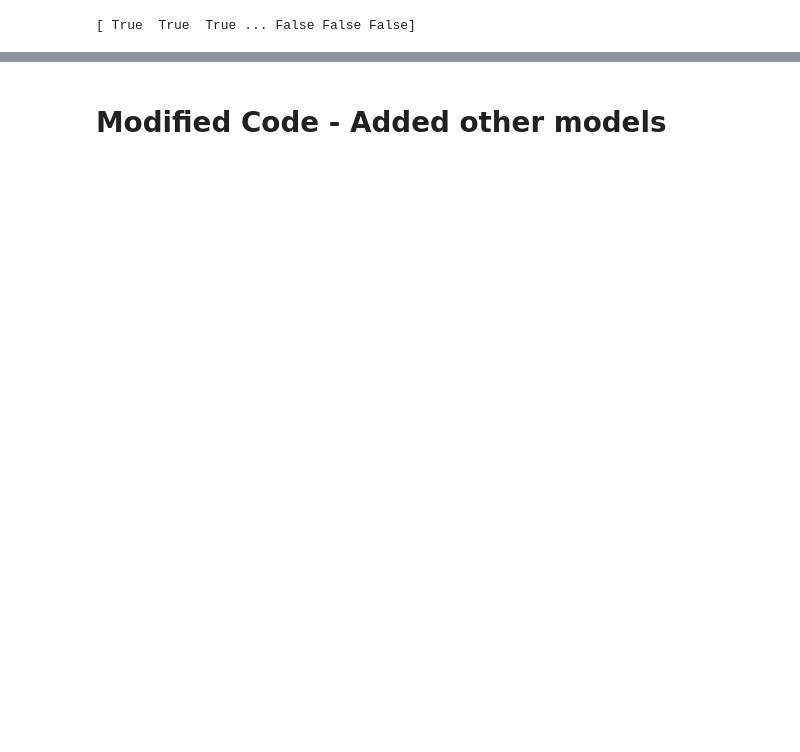
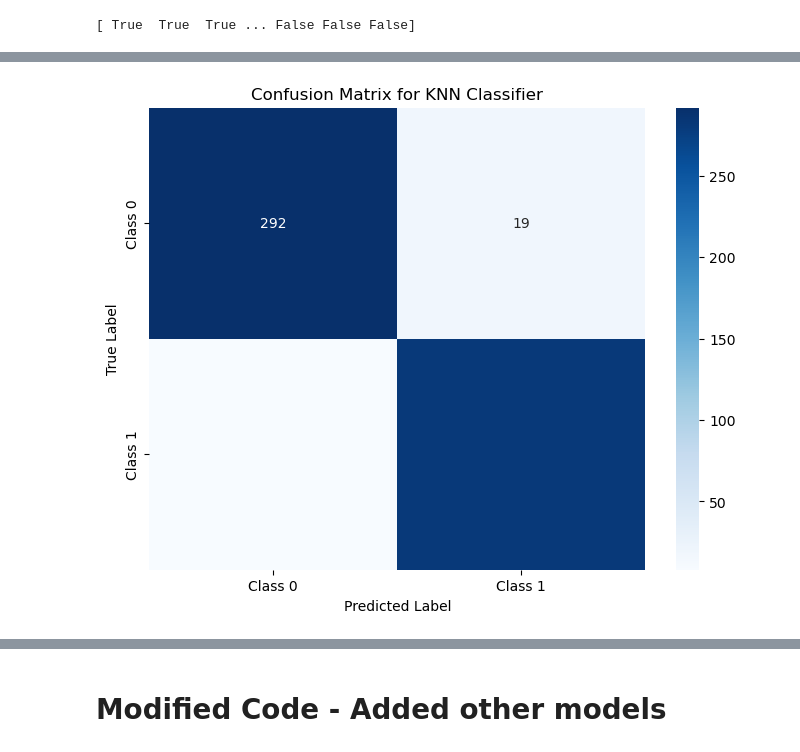
Before and after one commit to akash20122001/eeg_stress_detection, a Jupyter notebook: classification.ipynb, the cells around one changed output, grey strips where cells are left out. Cells and saved outputs as stored; diff of their text form; code cells hidden in the pictures; blank space fills up the shorter version.

```diff
--- a/classification.ipynb
+++ b/classification.ipynb
@@ -239,14 +291,26 @@ label = format_labels(label_, test_type=test_type, epochs=dataset.shape[1])
 print(label)
 
 
-# features = time_series_features(dataset)
+# features1 = time_series_features(dataset)
+# # freq_bands = np.array([1, 4, 8, 12, 30, 50])
+# # features = freq_band_features(dataset, freq_bands)
+# features2 = hjorth_features(dataset)
+# features = entropy_features(dataset)
+# features = fractal_features(dataset)
+
+# features1 = time_series_features(dataset)
 # freq_bands = np.array([1, 4, 8, 12, 30, 50])
-# features = freq_band_features(dataset, freq_bands)
-# features = hjorth_features(dataset)
-# features = entropy_features(dataset)
-features = fractal_features(dataset)
+# features2 = freq_band_features(dataset, freq_bands)
+# features3 = hjorth_features(dataset)
+# features4 = entropy_features(dataset)
+# features5 = fractal_features(dataset)
 
-data = features
-print(data)
+# Feature Fusion
+# concatenated_features = np.concatenate(( features1, features2), axis=1)
+# data = concatenated_features;
+# c = concatenated_features;
+
+# data = features
+# print(data)
 # %% [output]
 [ True  True  True ... False False False]
@@ -304,3 +1263,22 @@ KeyboardInterrupt:
+# %%
+from sklearn.metrics import confusion_matrix
+import seaborn as sns
+import matplotlib.pyplot as plt
+
+# Assuming y_pred and y_true are the arrays containing your model predictions and actual labels
+
+# Calculate the confusion matrix
+cm = confusion_matrix(y_true, y_pred)
+
+# Plot the confusion matrix using Seaborn
+plt.figure(figsize=(8, 6))
+sns.heatmap(cm, annot=True, fmt="d", cmap='Blues', xticklabels=['Class 0', 'Class 1'], yticklabels=['Class 0', 'Class 1'])
+plt.title('Confusion Matrix for KNN Classifier')
+plt.ylabel('True Label')
+plt.xlabel('Predicted Label')
+plt.show()
+# %% [output]
+[figure, added]
 # %%
 ## SVM
 
```
Also changed, not shown: parts of 46 cells of this notebook.
